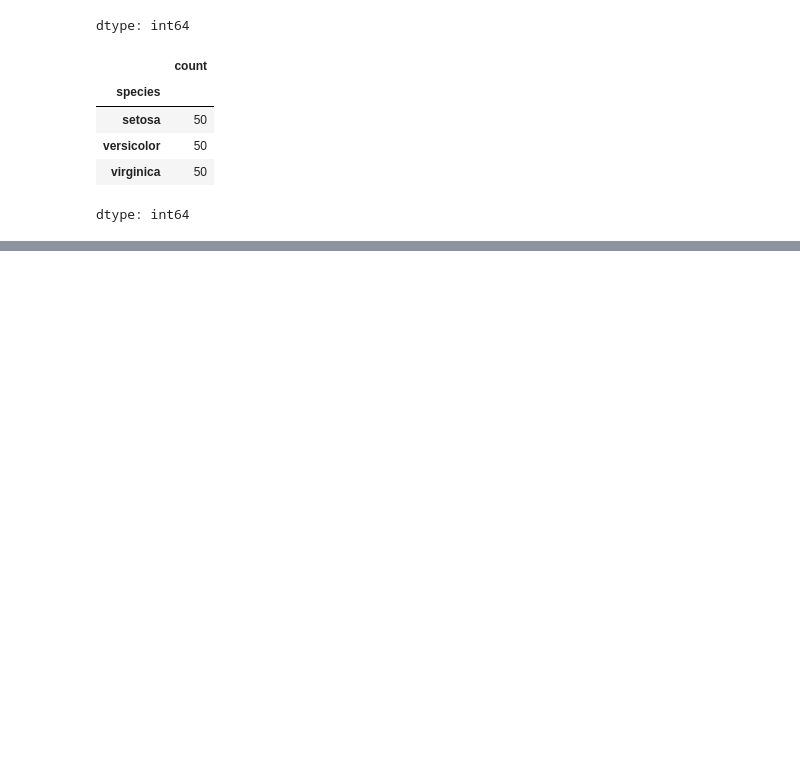
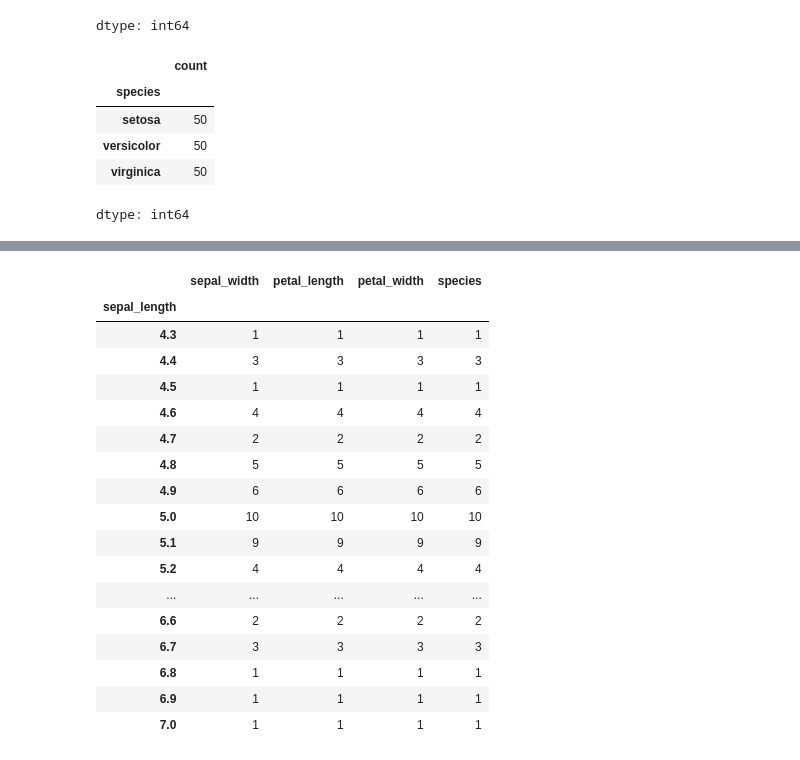
Before and after one commit to avishkajindal05/DAY-25-AM, a Jupyter notebook: part_A_B.ipynb, the cells around one changed output, grey strips where cells are left out. Cells and saved outputs as stored; diff of their text form; code cells hidden in the pictures; blank space fills up the shorter version.

```diff
--- a/part_A_B.ipynb
+++ b/part_A_B.ipynb
@@ -273,0 +282,3 @@ dtype: int64
+# %%
+data = df.loc[df["petal_length"] <= 5]
+print(data)
@@ -273,0 +308,21 @@ dtype: int64
+# %%
+data.groupby("sepal_length").count()
+# %% [output]
+|  | sepal_width | petal_length | petal_width | species |
+| sepal_length |  |  |  |  |
+| 4.3 | 1 | 1 | 1 | 1 |
+| 4.4 | 3 | 3 | 3 | 3 |
+| 4.5 | 1 | 1 | 1 | 1 |
+| 4.6 | 4 | 4 | 4 | 4 |
+| 4.7 | 2 | 2 | 2 | 2 |
+| 4.8 | 5 | 5 | 5 | 5 |
+| 4.9 | 6 | 6 | 6 | 6 |
+| 5.0 | 10 | 10 | 10 | 10 |
+| 5.1 | 9 | 9 | 9 | 9 |
+| 5.2 | 4 | 4 | 4 | 4 |
+| ... | ... | ... | ... | ... |
+| 6.6 | 2 | 2 | 2 | 2 |
+| 6.7 | 3 | 3 | 3 | 3 |
+| 6.8 | 1 | 1 | 1 | 1 |
+| 6.9 | 1 | 1 | 1 | 1 |
+| 7.0 | 1 | 1 | 1 | 1 |
```
Also changed, not shown: parts of 14 cells of this notebook.
